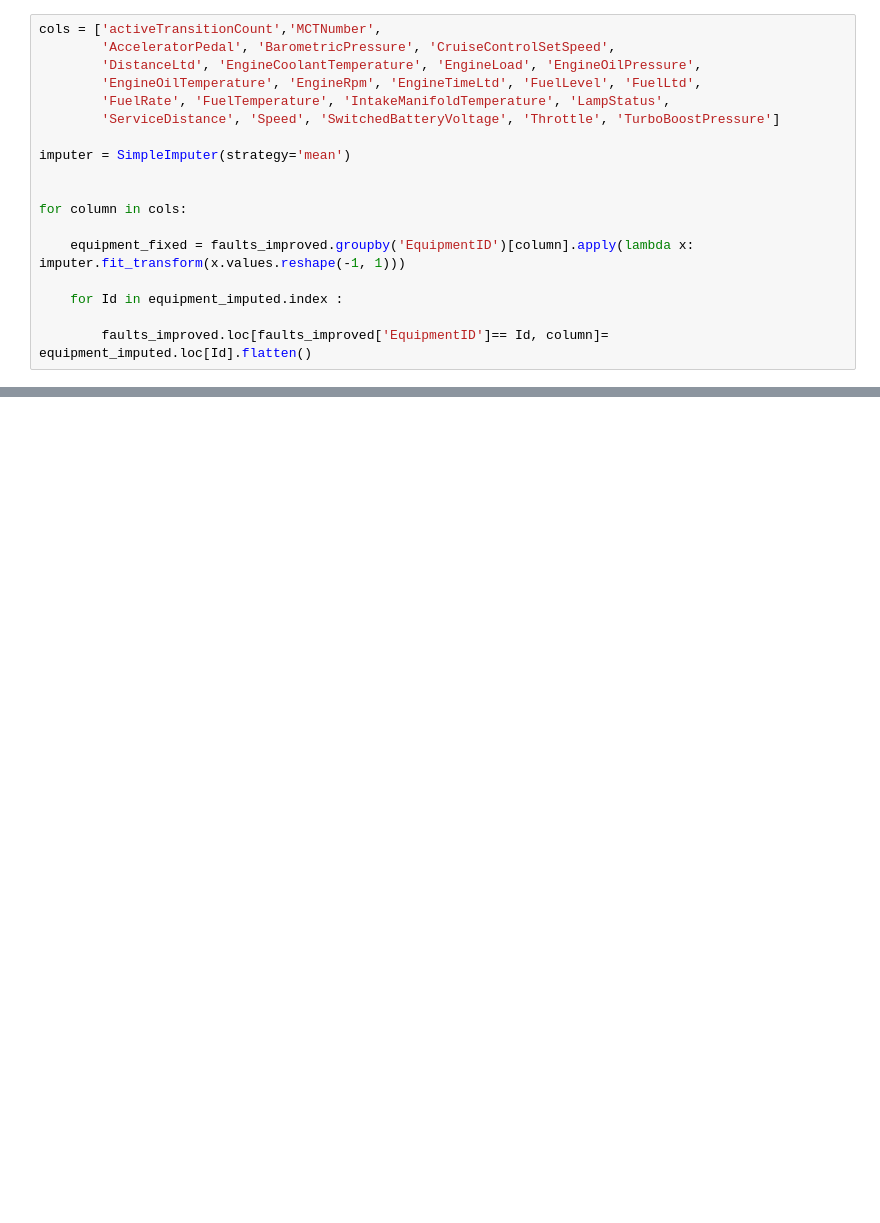
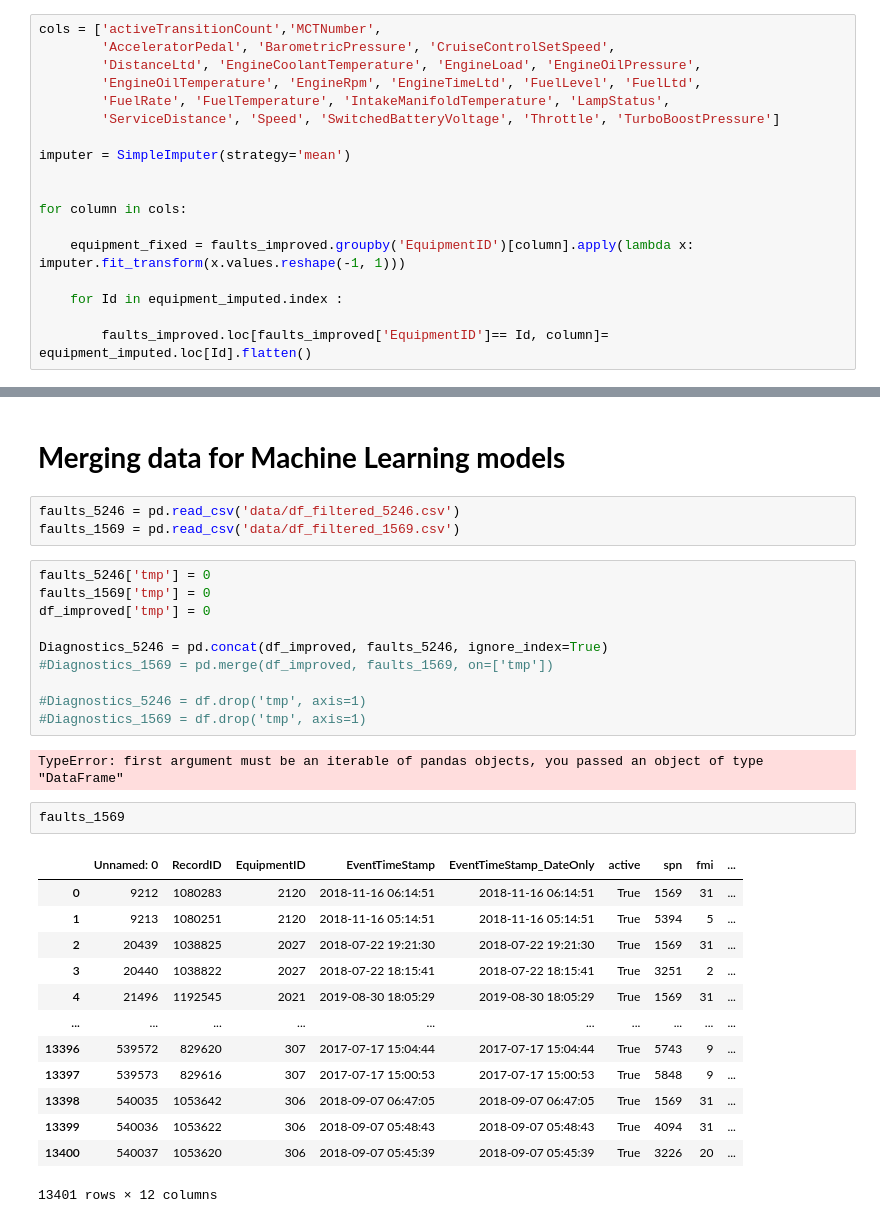
Before and after one commit to nss-data-science-cohort-6/big_g_express-elden_ring, a Jupyter notebook: AC_bigG.ipynb, the cells around one changed output, grey strips where cells are left out. Saved outputs shown, nothing was run; the diff lists cells and outputs as text; blank space fills up the shorter version.

```diff
--- a/AC_bigG.ipynb
+++ b/AC_bigG.ipynb
@@ -559,0 +591,33 @@ faults_improved[cols]
+# %% [markdown]
+# **Merging data for Machine Learning models**
+# %%
+faults_5246 = pd.read_csv('data/df_filtered_5246.csv')
+faults_1569 = pd.read_csv('data/df_filtered_1569.csv')
+# %%
+faults_5246['tmp'] = 0
+faults_1569['tmp'] = 0
+df_improved['tmp'] = 0
+
+Diagnostics_5246 = pd.concat(df_improved, faults_5246, ignore_index=True)
+#Diagnostics_1569 = pd.merge(df_improved, faults_1569, on=['tmp'])
+
+#Diagnostics_5246 = df.drop('tmp', axis=1)
+#Diagnostics_1569 = df.drop('tmp', axis=1)
+# %% [output]
+TypeError: first argument must be an iterable of pandas objects, you passed an object of type "DataFrame"
+# %%
+faults_1569
+# %% [output]
+|  | Unnamed: 0 | RecordID | EquipmentID | EventTimeStamp | EventTimeStamp_DateOnly | active | spn | fmi | ... |
+| 0 | 9212 | 1080283 | 2120 | 2018-11-16 06:14:51 | 2018-11-16 06:14:51 | True | 1569 | 31 | ... |
+| 1 | 9213 | 1080251 | 2120 | 2018-11-16 05:14:51 | 2018-11-16 05:14:51 | True | 5394 | 5 | ... |
+| 2 | 20439 | 1038825 | 2027 | 2018-07-22 19:21:30 | 2018-07-22 19:21:30 | True | 1569 | 31 | ... |
+| 3 | 20440 | 1038822 | 2027 | 2018-07-22 18:15:41 | 2018-07-22 18:15:41 | True | 3251 | 2 | ... |
+| 4 | 21496 | 1192545 | 2021 | 2019-08-30 18:05:29 | 2019-08-30 18:05:29 | True | 1569 | 31 | ... |
+| ... | ... | ... | ... | ... | ... | ... | ... | ... | ... |
+| 13396 | 539572 | 829620 | 307 | 2017-07-17 15:04:44 | 2017-07-17 15:04:44 | True | 5743 | 9 | ... |
+| 13397 | 539573 | 829616 | 307 | 2017-07-17 15:00:53 | 2017-07-17 15:00:53 | True | 5848 | 9 | ... |
+| 13398 | 540035 | 1053642 | 306 | 2018-09-07 06:47:05 | 2018-09-07 06:47:05 | True | 1569 | 31 | ... |
+| 13399 | 540036 | 1053622 | 306 | 2018-09-07 05:48:43 | 2018-09-07 05:48:43 | True | 4094 | 31 | ... |
+| 13400 | 540037 | 1053620 | 306 | 2018-09-07 05:45:39 | 2018-09-07 05:45:39 | True | 3226 | 20 | ... |
+13401 rows × 12 columns
```
Also changed, not shown: parts of 39 cells of this notebook.
